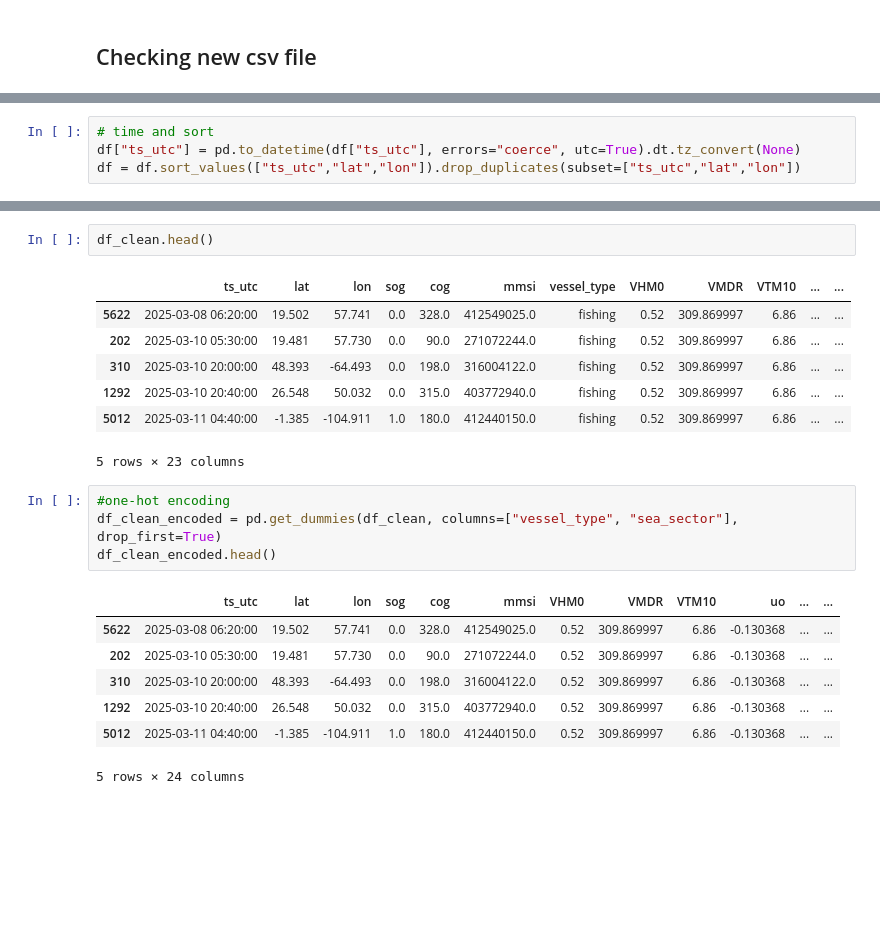
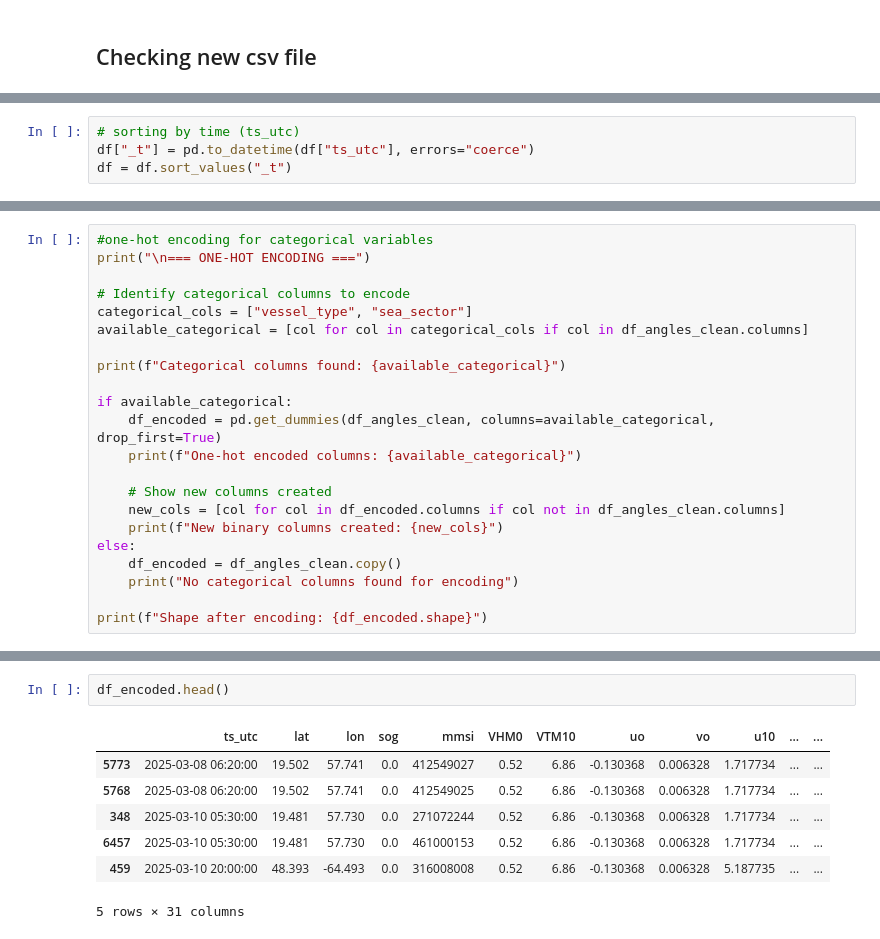
Before and after one commit to zuweii/datamining, a Jupyter notebook: weather.ipynb, the cells around one changed output, grey strips where cells are left out. Cells and saved outputs as stored; diff of their text form; blank space fills up the shorter version.

Commit message:
more cleaning of data, eda, clustering

```diff
--- a/weather.ipynb
+++ b/weather.ipynb
@@ -308,8 +308,8 @@ lon                 0.000000
 dtype: float64
-# %%
-# time and sort
-df["ts_utc"] = pd.to_datetime(df["ts_utc"], errors="coerce", utc=True).dt.tz_convert(None)
-df = df.sort_values(["ts_utc","lat","lon"]).drop_duplicates(subset=["ts_utc","lat","lon"])
+# %%
+# sorting by time (ts_utc)
+df["_t"] = pd.to_datetime(df["ts_utc"], errors="coerce")
+df = df.sort_values("_t")
 # %%
 df.head()
 # %% [output]
@@ -416,0 +649,22 @@ For example, when doing 'df[col].method(value, inplace=True)', try using 'df.met
+# %%
+#one-hot encoding for categorical variables
+print("\n=== ONE-HOT ENCODING ===")
+
+# Identify categorical columns to encode
+categorical_cols = ["vessel_type", "sea_sector"]
+available_categorical = [col for col in categorical_cols if col in df_angles_clean.columns]
+
+print(f"Categorical columns found: {available_categorical}")
+
+if available_categorical:
+    df_encoded = pd.get_dummies(df_angles_clean, columns=available_categorical, drop_first=True)
+    print(f"One-hot encoded columns: {available_categorical}")
+
+    # Show new columns created
+    new_cols = [col for col in df_encoded.columns if col not in df_angles_clean.columns]
+    print(f"New binary columns created: {new_cols}")
+else:
+    df_encoded = df_angles_clean.copy()
+    print("No categorical columns found for encoding")
+
+print(f"Shape after encoding: {df_encoded.shape}")
@@ -417,22 +742,10 @@ For example, when doing 'df[col].method(value, inplace=True)', try using 'df.met
 # %%
-df_clean.head()
+df_encoded.head()
 # %% [output]
-|  | ts_utc | lat | lon | sog | cog | mmsi | vessel_type | VHM0 | VMDR | VTM10 | ... | ... |
-| 5622 | 2025-03-08 06:20:00 | 19.502 | 57.741 | 0.0 | 328.0 | 412549025.0 | fishing | 0.52 | 309.869997 | 6.86 | ... | ... |
-| 202 | 2025-03-10 05:30:00 | 19.481 | 57.730 | 0.0 | 90.0 | 271072244.0 | fishing | 0.52 | 309.869997 | 6.86 | ... | ... |
-| 310 | 2025-03-10 20:00:00 | 48.393 | -64.493 | 0.0 | 198.0 | 316004122.0 | fishing | 0.52 | 309.869997 | 6.86 | ... | ... |
-| 1292 | 2025-03-10 20:40:00 | 26.548 | 50.032 | 0.0 | 315.0 | 403772940.0 | fishing | 0.52 | 309.869997 | 6.86 | ... | ... |
-| 5012 | 2025-03-11 04:40:00 | -1.385 | -104.911 | 1.0 | 180.0 | 412440150.0 | fishing | 0.52 | 309.869997 | 6.86 | ... | ... |
+|  | ts_utc | lat | lon | sog | mmsi | VHM0 | VTM10 | uo | vo | u10 | ... | ... |
+| 5773 | 2025-03-08 06:20:00 | 19.502 | 57.741 | 0.0 | 412549027 | 0.52 | 6.86 | -0.130368 | 0.006328 | 1.717734 | ... | ... |
+| 5768 | 2025-03-08 06:20:00 | 19.502 | 57.741 | 0.0 | 412549025 | 0.52 | 6.86 | -0.130368 | 0.006328 | 1.717734 | ... | ... |
+| 348 | 2025-03-10 05:30:00 | 19.481 | 57.730 | 0.0 | 271072244 | 0.52 | 6.86 | -0.130368 | 0.006328 | 1.717734 | ... | ... |
+| 6457 | 2025-03-10 05:30:00 | 19.481 | 57.730 | 0.0 | 461000153 | 0.52 | 6.86 | -0.130368 | 0.006328 | 1.717734 | ... | ... |
+| 459 | 2025-03-10 20:00:00 | 48.393 | -64.493 | 0.0 | 316008008 | 0.52 | 6.86 | -0.130368 | 0.006328 | 5.187735 | ... | ... |
-5 rows × 23 columns
+5 rows × 31 columns
-# %%
-#one-hot encoding
-df_clean_encoded = pd.get_dummies(df_clean, columns=["vessel_type", "sea_sector"], drop_first=True)
-df_clean_encoded.head()
-# %% [output]
-|  | ts_utc | lat | lon | sog | cog | mmsi | VHM0 | VMDR | VTM10 | uo | ... | ... |
-| 5622 | 2025-03-08 06:20:00 | 19.502 | 57.741 | 0.0 | 328.0 | 412549025.0 | 0.52 | 309.869997 | 6.86 | -0.130368 | ... | ... |
-| 202 | 2025-03-10 05:30:00 | 19.481 | 57.730 | 0.0 | 90.0 | 271072244.0 | 0.52 | 309.869997 | 6.86 | -0.130368 | ... | ... |
-| 310 | 2025-03-10 20:00:00 | 48.393 | -64.493 | 0.0 | 198.0 | 316004122.0 | 0.52 | 309.869997 | 6.86 | -0.130368 | ... | ... |
-| 1292 | 2025-03-10 20:40:00 | 26.548 | 50.032 | 0.0 | 315.0 | 403772940.0 | 0.52 | 309.869997 | 6.86 | -0.130368 | ... | ... |
-| 5012 | 2025-03-11 04:40:00 | -1.385 | -104.911 | 1.0 | 180.0 | 412440150.0 | 0.52 | 309.869997 | 6.86 | -0.130368 | ... | ... |
-5 rows × 24 columns
```
Also changed, not shown: parts of 25 cells of this notebook, 3 other files.
